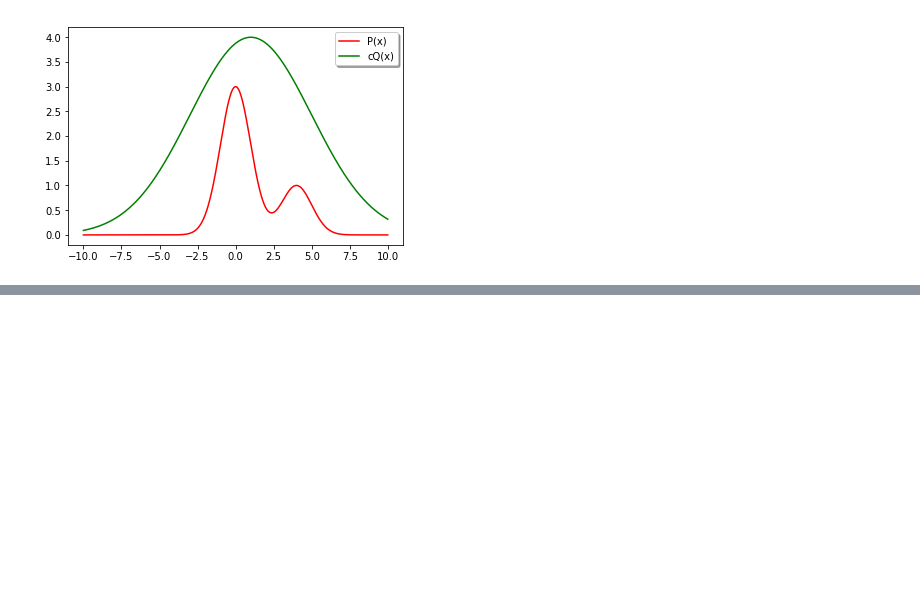
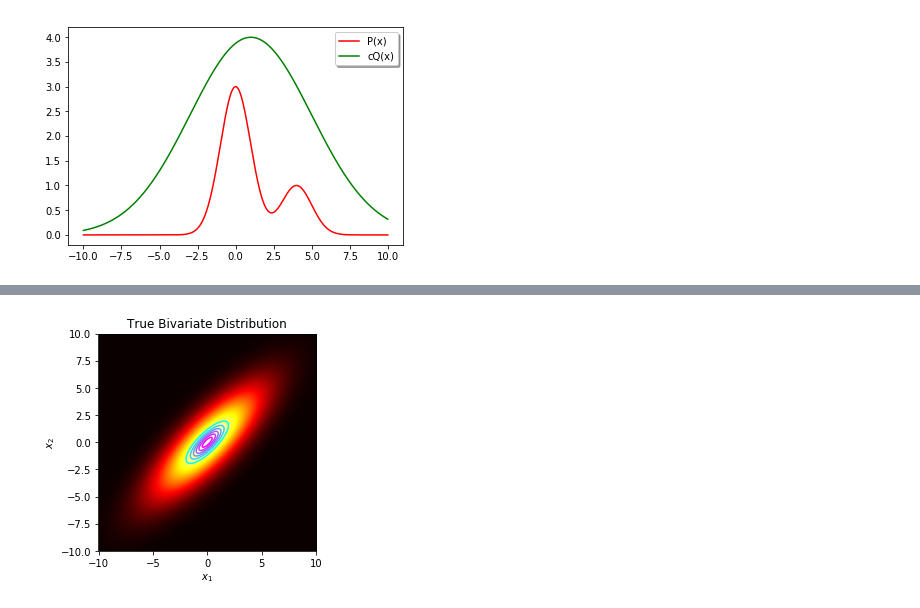
Before and after one commit to abdulfatir/sampling-methods-numpy, a Jupyter notebook: Monte-Carlo-Methods.ipynb, the cells around one changed output, grey strips where cells are left out. Cells and saved outputs as stored; diff of their text form; code cells hidden in the pictures; blank space fills up the shorter version.

```diff
--- a/Monte-Carlo-Methods.ipynb
+++ b/Monte-Carlo-Methods.ipynb
@@ -110,0 +184,21 @@ E[g(x)] = -1.12674, Error = 0.02414
+# %%
+import numpy.linalg as LA
+def multivariate_normal(X, mu=np.array([[0, 0]]), sig=np.array([[1, 0.8], [0.8, 1]])):
+    sqrt_det_2pi_sig = np.sqrt(2 * np.pi * LA.det(sig))
+    sig_inv = LA.inv(sig)
+    X = X[:, None, :] - mu[None, :, :]
+    return np.exp(-np.matmul(np.matmul(X, np.expand_dims(sig_inv, 0)), (X.transpose(0, 2, 1)))/2)/sqrt_det_2pi_sig
+# %%
+x = np.linspace(-3, 3, 1000)
+X = np.array(np.meshgrid(x, x)).transpose(1, 2, 0)
+X = np.reshape(X, [X.shape[0] * X.shape[1], -1])
+z = multivariate_normal(X)
+# %%
+plt.imshow(z.squeeze().reshape([x.shape[0], -1]), extent=[-10, 10, -10, 10], cmap='hot', origin='lower')
+plt.contour(x, x, z.squeeze().reshape([x.shape[0], -1]), cmap='cool')
+plt.title('True Bivariate Distribution')
+plt.xlabel('$x_1$')
+plt.ylabel('$x_2$')
+plt.show()
+# %% [output]
+[figure, added]
```
Also changed, not shown: parts of 15 cells of this notebook, 1 other file.
